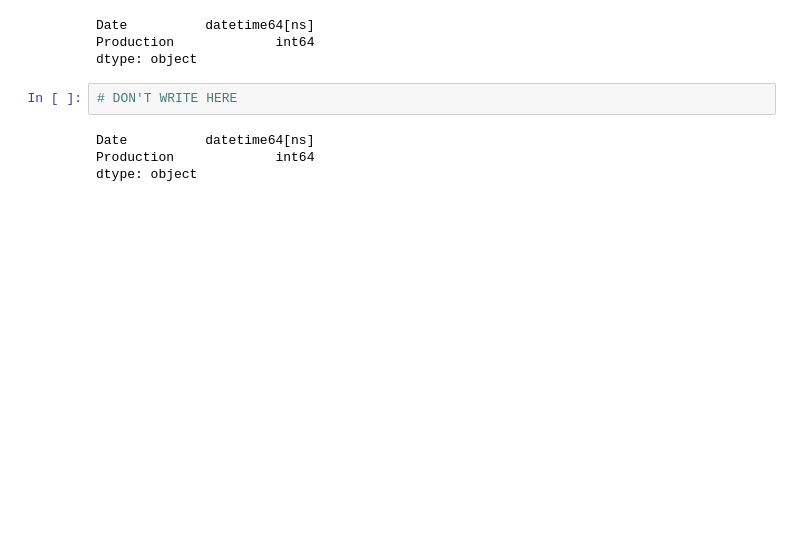
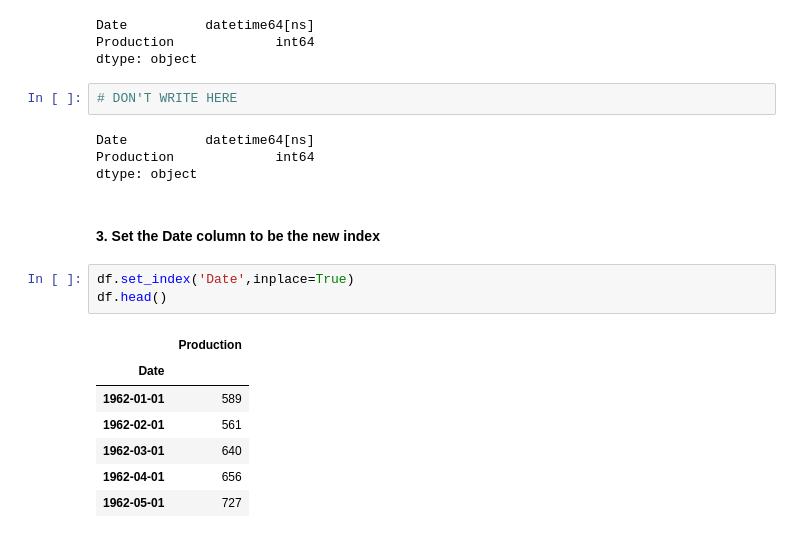
Before and after one commit to StevTobs/TimeSeries_Python, a Jupyter notebook: Time_Series_with_Pandas.ipynb, the cells around one changed output. Cells and saved outputs as stored; diff of their text form; blank space fills up the shorter version.

```diff
--- a/Time_Series_with_Pandas.ipynb
+++ b/Time_Series_with_Pandas.ipynb
@@ -824,3 +858,16 @@ dtype: object
 Date          datetime64[ns]
 Production             int64
 dtype: object
+# %% [markdown]
+#### 3. Set the Date column to be the new index
+# %%
+df.set_index('Date',inplace=True)
+df.head()
+# %% [output]
+|  | Production |
+| Date |  |
+| 1962-01-01 | 589 |
+| 1962-02-01 | 561 |
+| 1962-03-01 | 640 |
+| 1962-04-01 | 656 |
+| 1962-05-01 | 727 |
```
Also changed, not shown: parts of 27 cells of this notebook.
